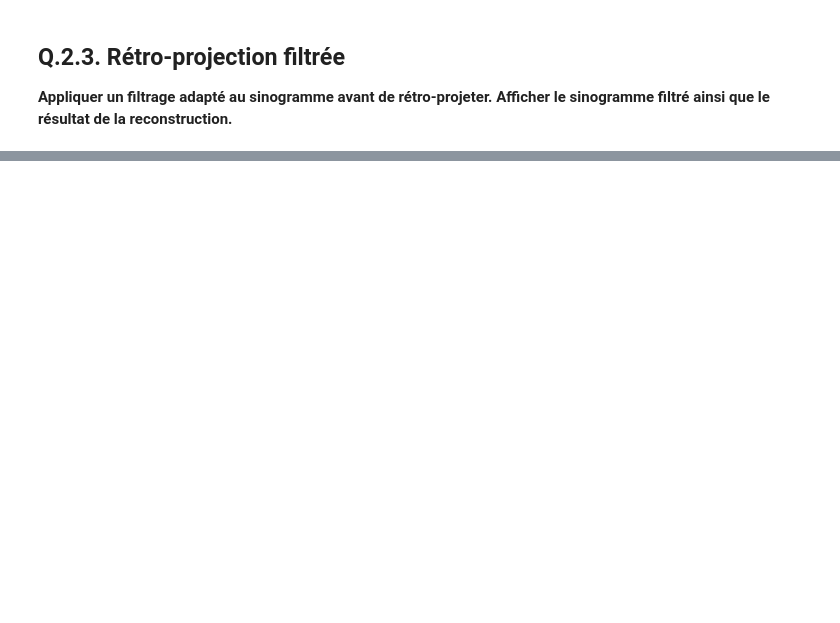
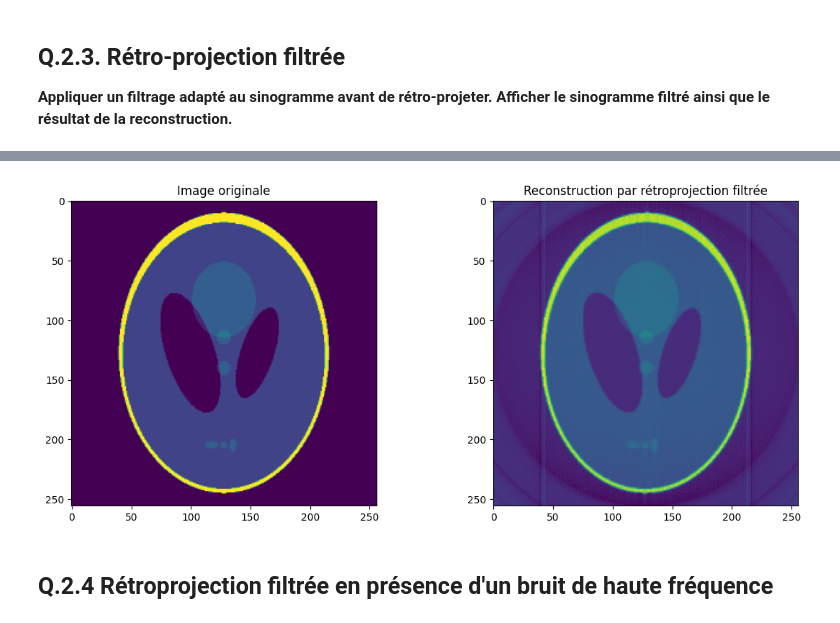
Before and after one commit to anaiscorbiere03/projet_maths, a Jupyter notebook: X-Ray Tomography.ipynb, the cells around one changed output, grey strips where cells are left out. Drawn from its saved outputs; the diff is of its cells as text; code cells hidden in the pictures; blank space fills up the shorter version.

```diff
--- a/X-Ray Tomography.ipynb
+++ b/X-Ray Tomography.ipynb
@@ -163,2 +173,15 @@ TypeError: 'NoneType' object is not subscriptable
 # %%
 # Display the reconstructed and the original images
+fig, axes = plt.subplots(1, 2, figsize=(12, 5))
+
+axes[0].imshow(image)
+axes[0].set_title("Image originale")
+axes[1].imshow(frec)
+axes[1].set_title("Reconstruction par rétroprojection filtrée")
+
+plt.tight_layout()
+plt.show()
+# %% [output]
+[figure, added]
+# %% [markdown]
+## Q.2.4 Rétroprojection filtrée en présence d'un bruit de haute fréquence
```
Also changed, not shown: parts of 10 cells of this notebook, 1 other file.
